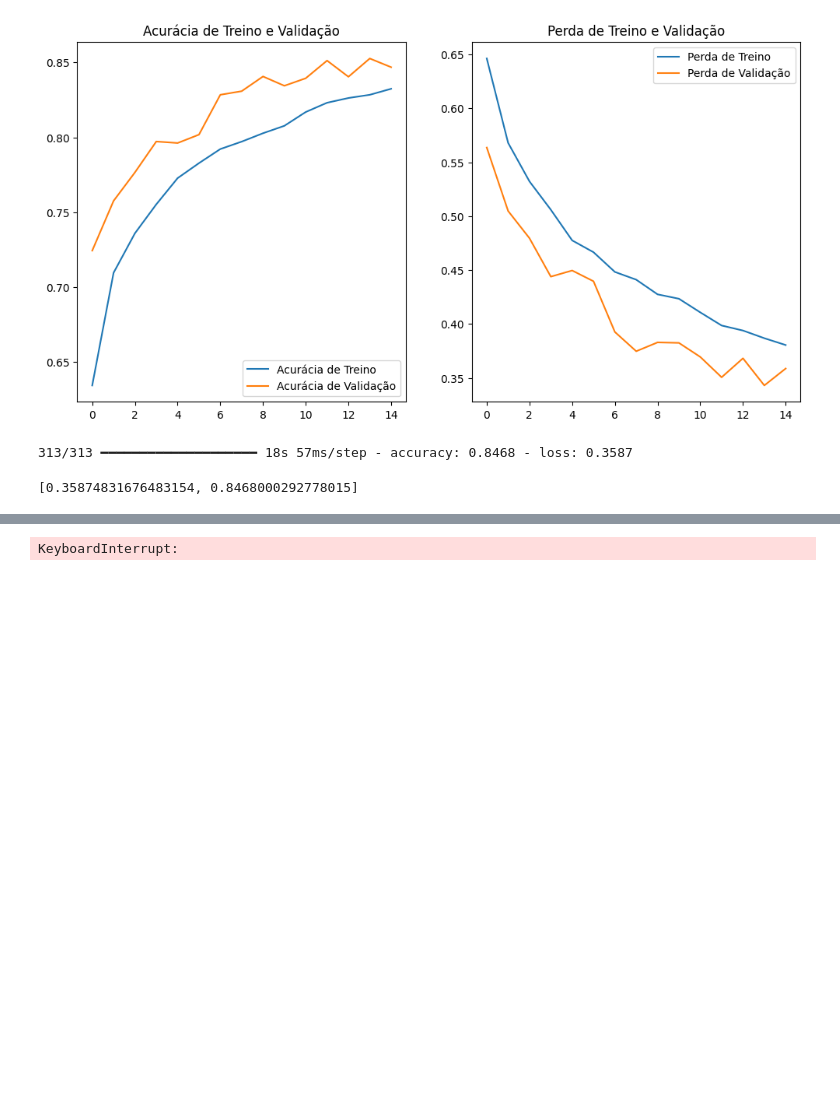
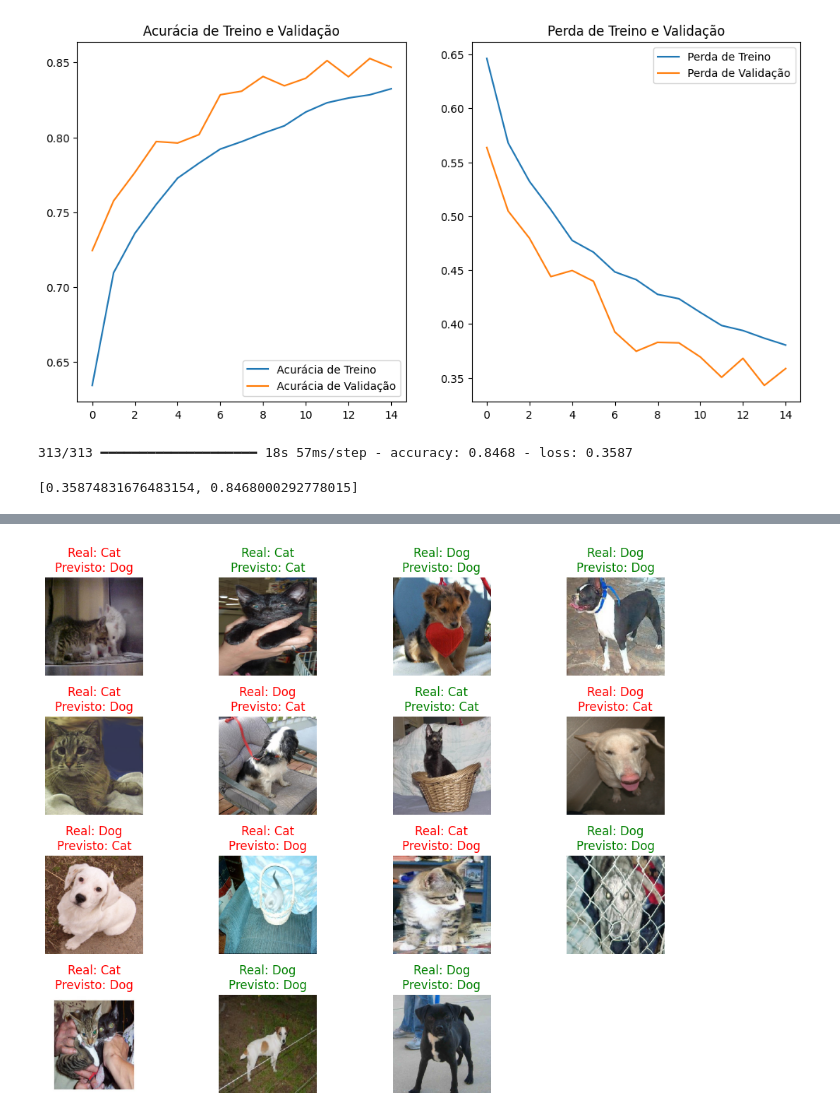
Before and after one commit to luukas20/cnn-cat-vs-dog, a Jupyter notebook: notebooks/catdog_cnn_training.ipynb, the cells around one changed output, grey strips where cells are left out. Drawn from its saved outputs; the diff is of its cells as text; code cells hidden in the pictures; blank space fills up the shorter version.

Commit message:
Ajustando a Avaliação do Modelo

```diff
--- a/notebooks/catdog_cnn_training.ipynb
+++ b/notebooks/catdog_cnn_training.ipynb
@@ -243,7 +262,7 @@ predictions = model.predict(test_data)
 
 # Extrai os rótulos verdadeiros do dataset
 # Itera pelo dataset, pega os rótulos (y) de cada lote e os concatena
-true_labels = np.concatenate([y for x, y in test_data], axis=0)
+true_labels = test_data.labels
 
 # Converte as previsões (probabilidades) em rótulos de classe (0 ou 1)
 # Se a previsão > 0.5, a classe é 1 (Dog), senão é 0 (Cat)
@@ -267,29 +286,52 @@ print("--------------------------------")
 # --- 4. VISUALIZAÇÃO DE EXEMPLOS ---
 print("\nExibindo alguns exemplos de previsões...")
 
-# Pega o primeiro lote de imagens e rótulos para visualização
-for images, labels in test_data.take(1):
-    plt.figure(figsize=(10, 10))
-    for i in range(20): # Exibe as 9 primeiras imagens do lote
-        ax = plt.subplot(5, 4, i + 1)
+# MODIFICAÇÃO 1:
+# Em vez de 'for ... in validation_dataset.take(1):'
+# Nós usamos 'next()' para pegar o primeiro lote ANTES do loop.
+try:
+    images, labels = next(test_data)
+except StopIteration:
+    print("Erro: O gerador de validação está esgotado. Reinicie o script.")
+    # Isso pode acontecer se você já iterou por ele (ex: no model.predict)
+    # e precisa recriá-lo. Mas vamos tentar primeiro.
 
-        # Exibe a imagem
-        plt.imshow(images[i].numpy().astype("uint8"))
+plt.figure(figsize=(10, 10))
 
-        # Pega o rótulo verdadeiro e o previsto para esta imagem
-        true_label_index = int(labels[i].numpy())
-        predicted_label_index = predicted_labels[i][0] # O índice corresponde à ordem
+# O loop 'for i in range(15)' agora está correto
+for i in range(15):
+    # Garante que não vamos estourar o índice do lote
+    if i >= len(images):
+        break
 
-        true_class_name = CLASS_NAMES[true_label_index]
-        predicted_class_name = CLASS_NAMES[predicted_label_index]
+    ax = plt.subplot(5, 4, i + 1)
 
-        # Define o título e a cor (verde se acertou, vermelho se errou)
-        title = f"Real: {true_class_name}\nPrevisto: {predicted_class_name}"
-        color = "green" if true_label_index == predicted_label_index else "red"
+    # MODIFICAÇÃO 2: Removido o .numpy()
+    # 'images' já é um array NumPy, então .numpy() não existe e não é necessário.
+    # O Keras (antigo) retorna imagens como float, então convertemos para int.
+    plt.imshow(images[i].astype("uint8"))
 
-        plt.title(title, color=color)
-        plt.axis("off")
-    plt.tight_layout()
-    plt.show()
+    # Pega o rótulo verdadeiro e o previsto para esta imagem
+
+    # MODIFICAÇÃO 3: Removido o .numpy()
+    # 'labels' também já é um array NumPy
+    true_label_index = int(labels[i])
+
+    # Esta linha está correta, assumingo que 'predicted_labels' foi
+    # calculado antes e que shuffle=False foi usado.
+    predicted_label_index = predicted_labels[i][0]
+
+    true_class_name = CLASS_NAMES[true_label_index]
+    predicted_class_name = CLASS_NAMES[predicted_label_index]
+
+    # Define o título e a cor (verde se acertou, vermelho se errou)
+    title = f"Real: {true_class_name}\nPrevisto: {predicted_class_name}"
+    color = "green" if true_label_index == predicted_label_index else "red"
+
+    plt.title(title, color=color)
+    plt.axis("off")
+
+plt.tight_layout()
+plt.show()
 # %% [output]
 Fazendo previsões em todo o conjunto de validação...
@@ -297,3 +354,3 @@ Fazendo previsões em todo o conjunto de validação...
-KeyboardInterrupt:
+[figure, added]
 # %%
 model.save(r'C:\Users\lucas\OneDrive - Amelyer Company\Documentos\Projetos Python\Dogs vs Cats\models\model_cnn.keras')
```
Also changed, not shown: parts of 2 cells of this notebook.
